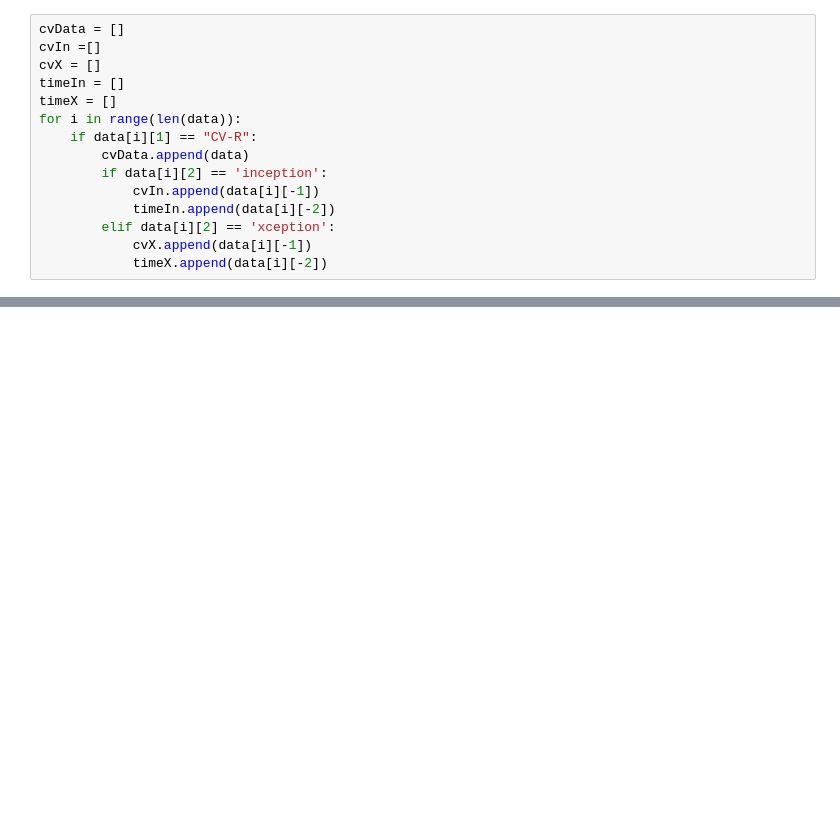
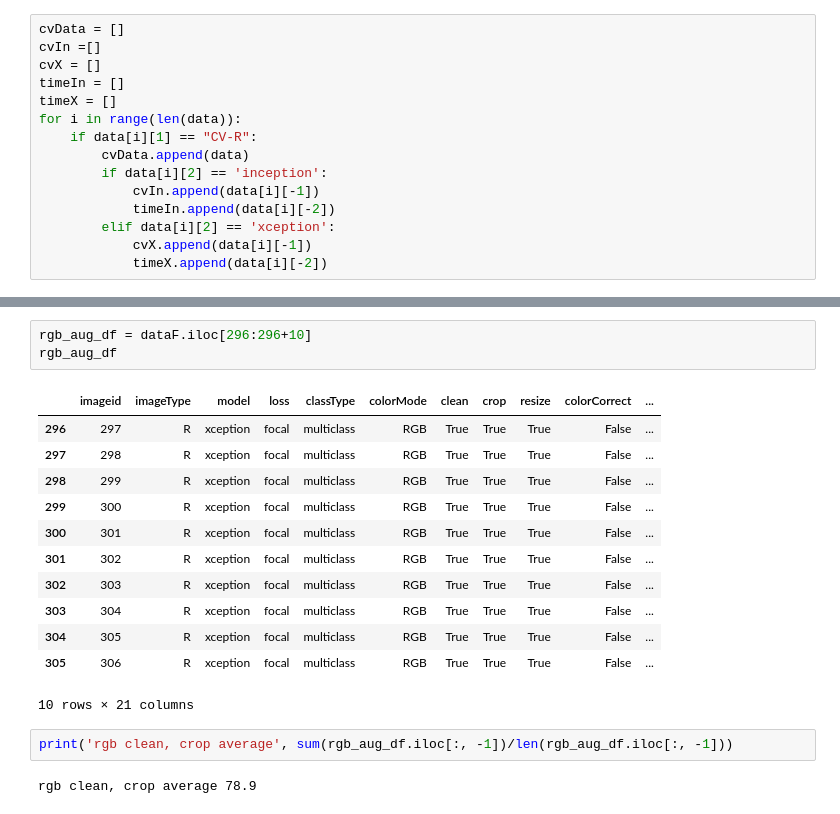
Before and after one commit to bluesaiyancodes/Allergic-Rhinitis, a Jupyter notebook: Testing.ipynb, the cells around one changed output, grey strips where cells are left out. Drawn from its saved outputs; the diff is of its cells as text; blank space fills up the shorter version.

```diff
--- a/Testing.ipynb
+++ b/Testing.ipynb
@@ -144,0 +171,20 @@ a.get("ball")
+# %%
+rgb_aug_df = dataF.iloc[296:296+10]
+rgb_aug_df
+# %% [output]
+|  | imageid | imageType | model | loss | classType | colorMode | clean | crop | resize | colorCorrect | ... |
+| 296 | 297 | R | xception | focal | multiclass | RGB | True | True | True | False | ... |
+| 297 | 298 | R | xception | focal | multiclass | RGB | True | True | True | False | ... |
+| 298 | 299 | R | xception | focal | multiclass | RGB | True | True | True | False | ... |
+| 299 | 300 | R | xception | focal | multiclass | RGB | True | True | True | False | ... |
+| 300 | 301 | R | xception | focal | multiclass | RGB | True | True | True | False | ... |
+| 301 | 302 | R | xception | focal | multiclass | RGB | True | True | True | False | ... |
+| 302 | 303 | R | xception | focal | multiclass | RGB | True | True | True | False | ... |
+| 303 | 304 | R | xception | focal | multiclass | RGB | True | True | True | False | ... |
+| 304 | 305 | R | xception | focal | multiclass | RGB | True | True | True | False | ... |
+| 305 | 306 | R | xception | focal | multiclass | RGB | True | True | True | False | ... |
+10 rows × 21 columns
+# %%
+print('rgb clean, crop average', sum(rgb_aug_df.iloc[:, -1])/len(rgb_aug_df.iloc[:, -1]))
+# %% [output]
+rgb clean, crop average 78.9
```
Also changed, not shown: parts of 22 cells of this notebook, 52 other files.
